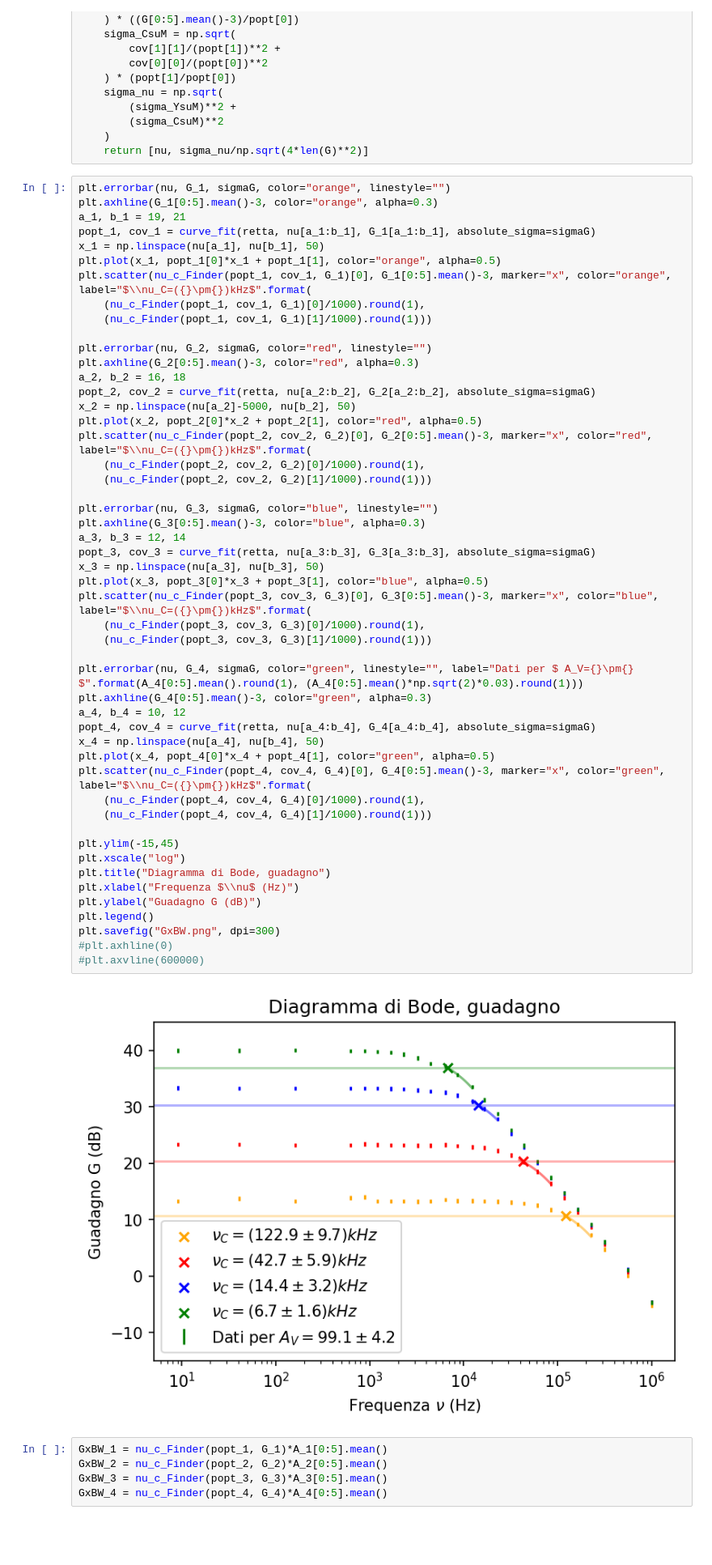
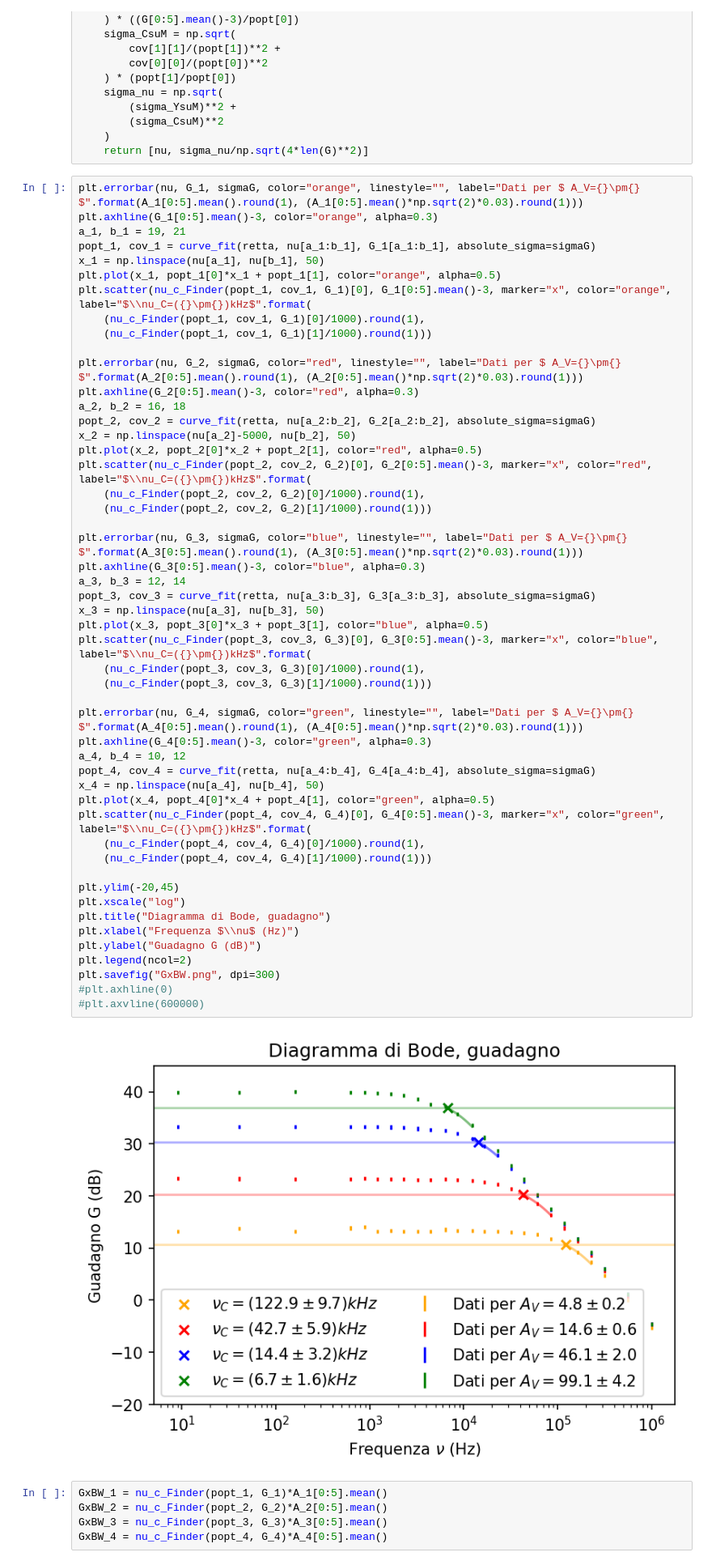
Before and after one commit to 1892051/LabSS, a Jupyter notebook: LabSS/esperienza_4/book.ipynb, the cells around one changed output. Shown at 81% size. Cells and saved outputs as stored; diff of their text form; blank space fills up the shorter version.

```diff
--- a/LabSS/esperienza_4/book.ipynb
+++ b/LabSS/esperienza_4/book.ipynb
@@ -117,7 +117,7 @@ def nu_c_Finder(popt, cov, G):
     )
     return [nu, sigma_nu/np.sqrt(4*len(G)**2)]
 # %%
-plt.errorbar(nu, G_1, sigmaG, color="orange", linestyle="")
+plt.errorbar(nu, G_1, sigmaG, color="orange", linestyle="", label="Dati per $ A_V={}\pm{} $".format(A_1[0:5].mean().round(1), (A_1[0:5].mean()*np.sqrt(2)*0.03).round(1)))
 plt.axhline(G_1[0:5].mean()-3, color="orange", alpha=0.3)
 a_1, b_1 = 19, 21
 popt_1, cov_1 = curve_fit(retta, nu[a_1:b_1], G_1[a_1:b_1], absolute_sigma=sigmaG)
@@ -127,7 +127,7 @@ plt.scatter(nu_c_Finder(popt_1, cov_1, G_1)[0], G_1[0:5].mean()-3, marker="x", c
     (nu_c_Finder(popt_1, cov_1, G_1)[0]/1000).round(1),
     (nu_c_Finder(popt_1, cov_1, G_1)[1]/1000).round(1)))
 
-plt.errorbar(nu, G_2, sigmaG, color="red", linestyle="")
+plt.errorbar(nu, G_2, sigmaG, color="red", linestyle="", label="Dati per $ A_V={}\pm{} $".format(A_2[0:5].mean().round(1), (A_2[0:5].mean()*np.sqrt(2)*0.03).round(1)))
 plt.axhline(G_2[0:5].mean()-3, color="red", alpha=0.3)
 a_2, b_2 = 16, 18
 popt_2, cov_2 = curve_fit(retta, nu[a_2:b_2], G_2[a_2:b_2], absolute_sigma=sigmaG)
@@ -137,37 +137,37 @@ plt.scatter(nu_c_Finder(popt_2, cov_2, G_2)[0], G_2[0:5].mean()-3, marker="x", c
     (nu_c_Finder(popt_2, cov_2, G_2)[0]/1000).round(1),
     (nu_c_Finder(popt_2, cov_2, G_2)[1]/1000).round(1)))
 
-plt.errorbar(nu, G_3, sigmaG, color="blue", linestyle="")
+plt.errorbar(nu, G_3, sigmaG, color="blue", linestyle="", label="Dati per $ A_V={}\pm{} $".format(A_3[0:5].mean().round(1), (A_3[0:5].mean()*np.sqrt(2)*0.03).round(1)))
 plt.axhline(G_3[0:5].mean()-3, color="blue", alpha=0.3)
 a_3, b_3 = 12, 14
 popt_3, cov_3 = curve_fit(retta, nu[a_3:b_3], G_3[a_3:b_3], absolute_sigma=sigmaG)
 x_3 = np.linspace(nu[a_3], nu[b_3], 50)
 plt.plot(x_3, popt_3[0]*x_3 + popt_3[1], color="blue", alpha=0.5)
 plt.scatter(nu_c_Finder(popt_3, cov_3, G_3)[0], G_3[0:5].mean()-3, marker="x", color="blue", label="$\\nu_C=({}\pm{})kHz$".format(
     (nu_c_Finder(popt_3, cov_3, G_3)[0]/1000).round(1),
     (nu_c_Finder(popt_3, cov_3, G_3)[1]/1000).round(1)))
 
 plt.errorbar(nu, G_4, sigmaG, color="green", linestyle="", label="Dati per $ A_V={}\pm{} $".format(A_4[0:5].mean().round(1), (A_4[0:5].mean()*np.sqrt(2)*0.03).round(1)))
 plt.axhline(G_4[0:5].mean()-3, color="green", alpha=0.3)
 a_4, b_4 = 10, 12
 popt_4, cov_4 = curve_fit(retta, nu[a_4:b_4], G_4[a_4:b_4], absolute_sigma=sigmaG)
 x_4 = np.linspace(nu[a_4], nu[b_4], 50)
 plt.plot(x_4, popt_4[0]*x_4 + popt_4[1], color="green", alpha=0.5)
 plt.scatter(nu_c_Finder(popt_4, cov_4, G_4)[0], G_4[0:5].mean()-3, marker="x", color="green", label="$\\nu_C=({}\pm{})kHz$".format(
     (nu_c_Finder(popt_4, cov_4, G_4)[0]/1000).round(1),
     (nu_c_Finder(popt_4, cov_4, G_4)[1]/1000).round(1)))
 
-plt.ylim(-15,45)
+plt.ylim(-20,45)
 plt.xscale("log")
 plt.title("Diagramma di Bode, guadagno")
 plt.xlabel("Frequenza $\\nu$ (Hz)")
 plt.ylabel("Guadagno G (dB)")
-plt.legend()
+plt.legend(ncol=2)
 plt.savefig("GxBW.png", dpi=300)
 #plt.axhline(0)
 #plt.axvline(600000)
 # %% [output]
-[figure, old version]
+[figure, new version]
 # %%
 GxBW_1 = nu_c_Finder(popt_1, G_1)*A_1[0:5].mean()
 GxBW_2 = nu_c_Finder(popt_2, G_2)*A_2[0:5].mean()
```
